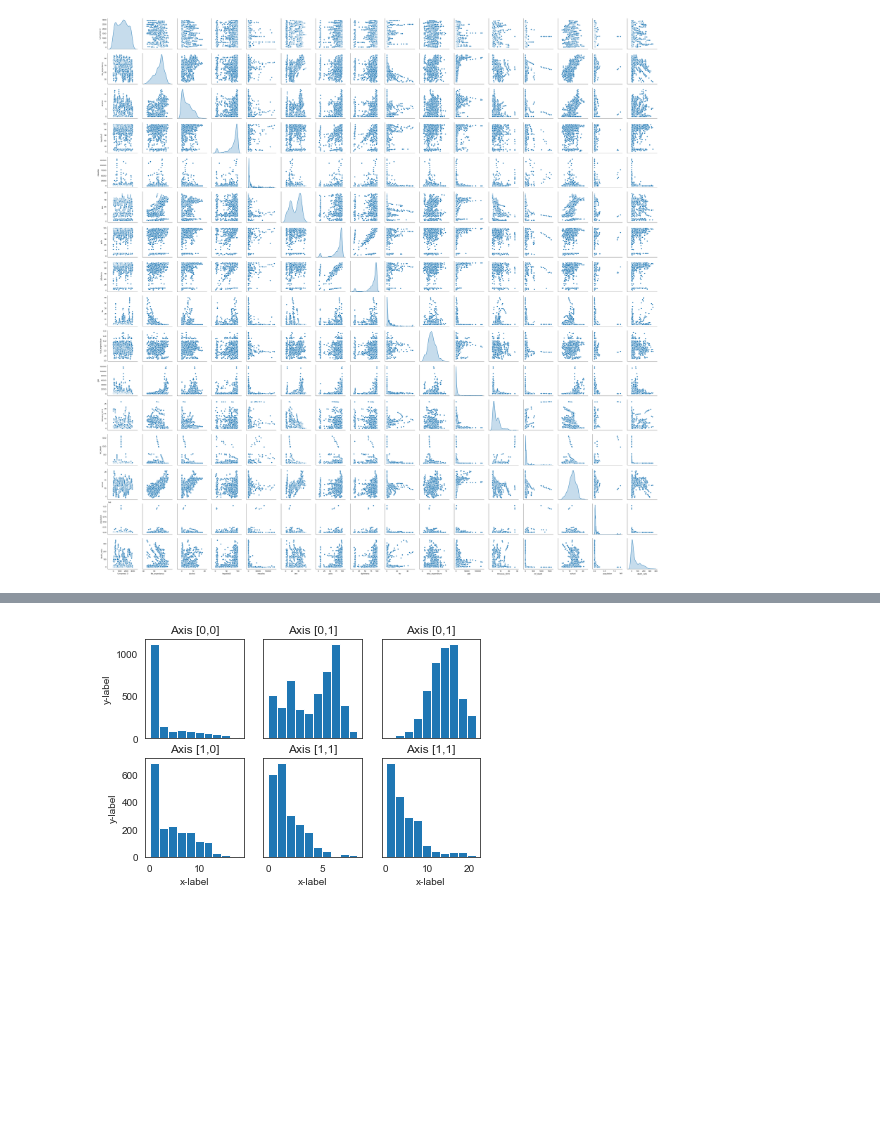
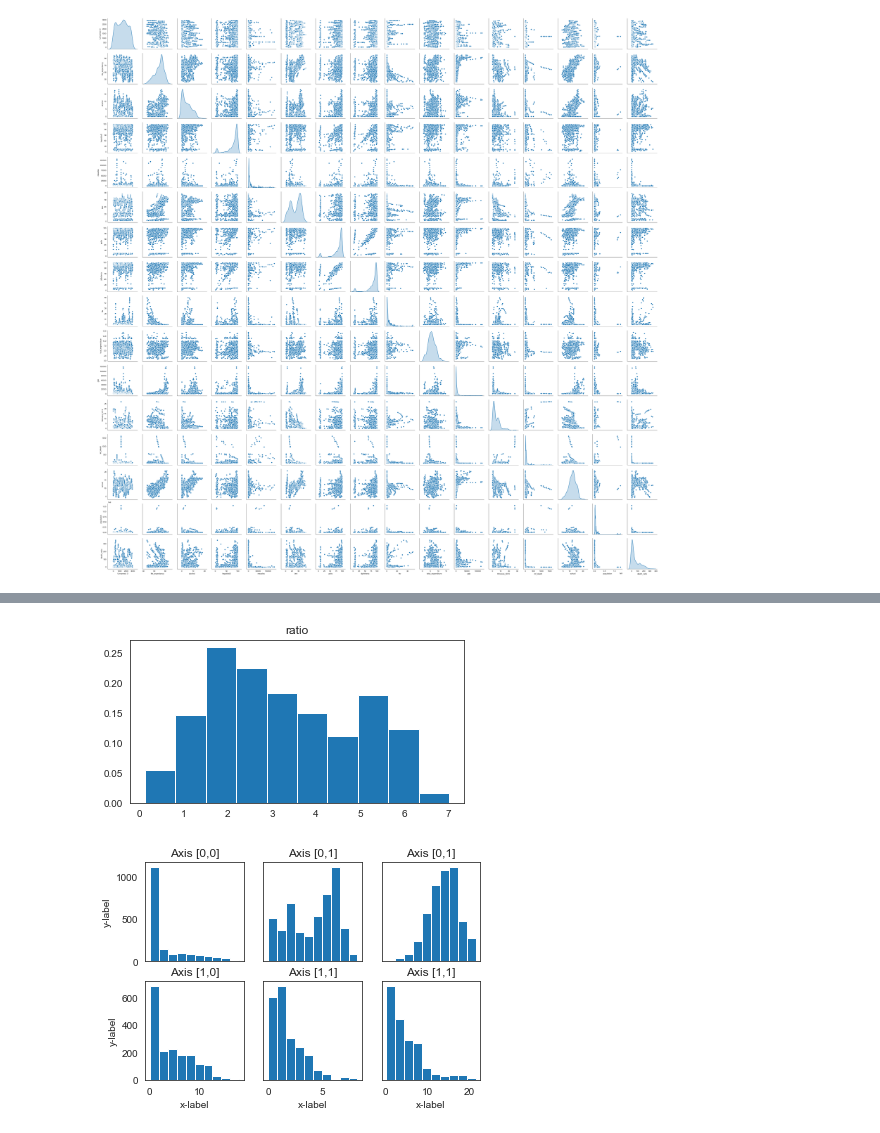
Before and after one commit to DaggerForce/Life_Expectancy_Project, a Jupyter notebook: life_expectancy.ipynb, the cells around one changed output, grey strips where cells are left out. Cells and saved outputs as stored; diff of their text form; code cells hidden in the pictures; blank space fills up the shorter version.

```diff
--- a/life_expectancy.ipynb
+++ b/life_expectancy.ipynb
@@ -117,3 +127,21 @@ CorrMtx(corr_map)
+# %%
+def create_hist(data, transform=None, title=None):
+    if transform == 'log':
+        data = np.log(data)
+    elif transform == 'sqrt':
+        data = np.cbrt(data)
+    elif transform == 'cube':
+        data = np.cbrt(data)
+
+    plt.figure(figsize=(6,3))
+    plt.hist(data, density=True)
+    plt.title(title)
+    plt.show
+    return
+
+create_hist(new_df['school'], transform='sqrt',title="ratio")
+# %% [output]
+[figure, added]
 # %%
 y = new_df.life_expectancy
 
```
Also changed, not shown: parts of 6 cells of this notebook, 1 other file.
